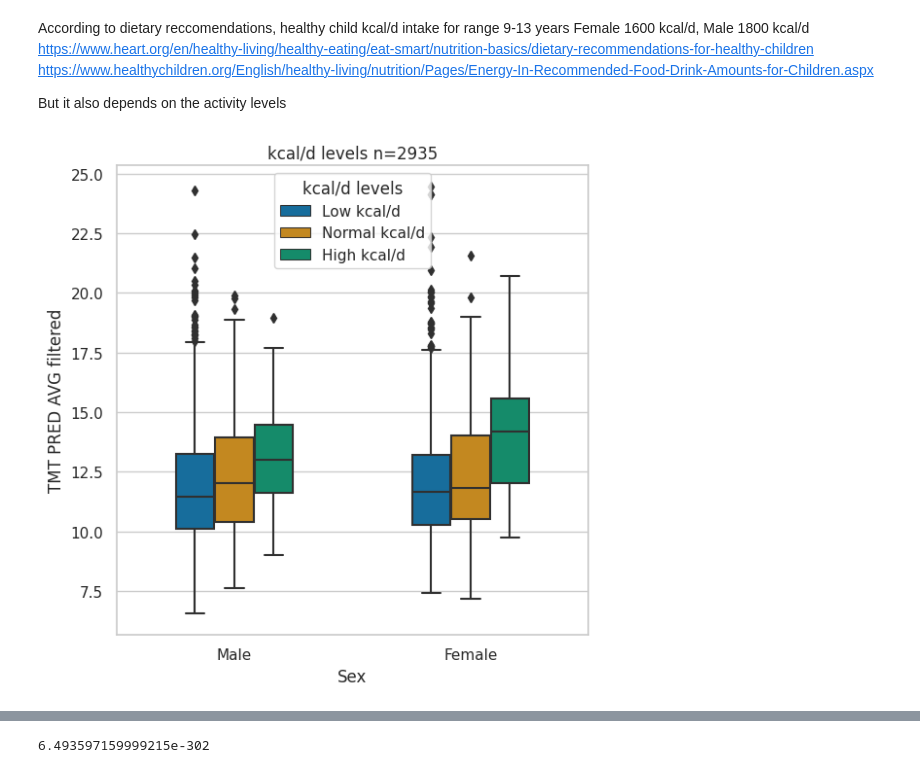
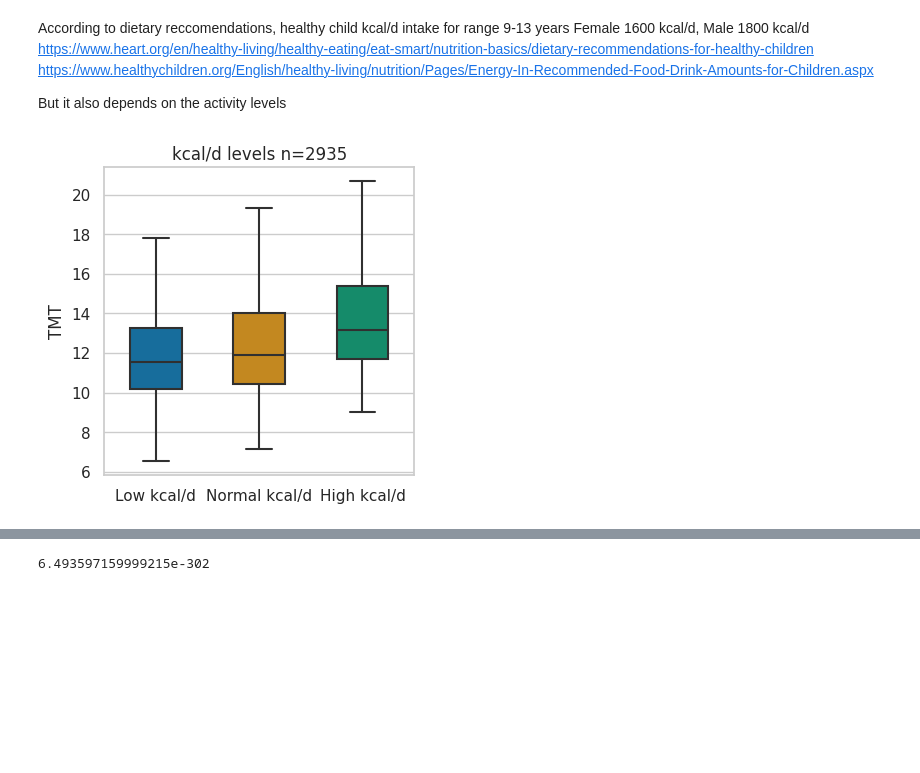
Before and after one commit to AIM-KannLab/itmt, a Jupyter notebook: ABCD-plots.ipynb, the cells around one changed output, grey strips where cells are left out. Saved outputs shown, nothing was run; the diff lists cells and outputs as text; code cells hidden in the pictures; blank space fills up the shorter version.

```diff
--- a/ABCD-plots.ipynb
+++ b/ABCD-plots.ipynb
@@ -927,10 +915,11 @@ df_ant_w_estimate
 # %%
 df_ant['TMT-BMI adj'] = df_ant["TMT PRED AVG filtered"]/df_ant['BMI']
-sns.set(rc={'figure.figsize':(16.7,6.27),'axes.facecolor':'white', 'figure.facecolor':'white'})
+sns.set(rc={'figure.figsize':(4,4),'axes.facecolor':'white', 'figure.facecolor':'white'})
 sns.set_style("whitegrid")
 
 #df_ant = df_ant[df_ant['TMT-BMI adj']<2.5]
 df_ant['Sex'] = df_ant['gender'].map({2:'Female',1:'Male'})
-sns.boxplot(x="Age", y="TMT-BMI adj",hue='Sex',showfliers=False,
+sns.boxplot(x="Sex", y="TMT-BMI adj",
+            showfliers=False,
             data=df_ant, palette="colorblind", width=0.5,).set_title("TMT BMI-adjusted n="+str(df_ant.shape[0]))
-#plt.savefig('data/abcd_plots/tmt-bmi.png', dpi=300)
+plt.savefig('data/abcd_plots/tmt-bmi-adj.png', dpi=300)
@@ -1065,12 +1001,0 @@ plt.savefig('data/abcd_plots/dt_steps_levels1.png', dpi=300)
-# %%
-
-sns.set(rc={'figure.figsize':(6.27,6.27),'axes.facecolor':'white', 'figure.facecolor':'white'})
-sns.set_style("whitegrid")
-
-sns.boxplot(x='Step levels',
-            y="TMT PRED AVG filtered",
-            #hue='Step levels',
-            showfliers = False,
-            order=['Low steps','Normal steps','High steps'],
-            data=df_step, palette="colorblind", width=0.5).set_title("Step levels n="+str(df_step.shape[0]))
-plt.savefig('data/abcd_plots/dt_steps_levels2.png', dpi=300)
@@ -1122,14 +1022,3 @@ df_cals = pd.read_csv("data/ABCD-studies/abcd_cals.csv", header=0)
-# %%
-mean_cal=str(round(df_cals['Dt_kcal'].mean(),2))
-df_cals["Above average Dt_kcal level, mean="+mean_cal+" kcal"] = df_cals['Dt_kcal']>=df_cals['Dt_kcal'].mean()
-
-sns.set(rc={'figure.figsize':(12.7,6.27),'axes.facecolor':'white', 'figure.facecolor':'white'})
-sns.set_style("whitegrid")
-
-sns.boxplot(x="Age", y="TMT PRED AVG filtered", hue="Above average Dt_kcal level, mean="+mean_cal+" kcal",
-            data=df_cals,
-            palette="colorblind", width=0.5).set_title("Child Dt_kcal level n="+str(df_cals.shape[0]))
-plt.savefig('data/abcd_plots/dt_kal.png', dpi=300)
 # %% [markdown]
 According to dietary reccomendations, healthy child kcal/d intake for range 9-13 years Female 1600 kcal/d, Male 1800 kcal/d https://www.heart.org/en/healthy-living/healthy-eating/eat-smart/nutrition-basics/dietary-recommendations-for-healthy-children
 https://www.healthychildren.org/English/healthy-living/nutrition/Pages/Energy-In-Recommended-Food-Drink-Amounts-for-Children.aspx
@@ -1148,36 +1037,39 @@ healthy_female_higher = 2200
 
 cals_list =[]
 for idx in range(0, df_cals.shape[0]):
     row = df_cals.iloc[idx]['Dt_kcal']
     gender = df_cals.iloc[idx]['Gender']
 
     if healthy_male_lower > row and gender==1:
         cals_list.append('Low kcal/d')
     elif healthy_male_lower < row < healthy_male_higher and gender==1:
         cals_list.append('Normal kcal/d')
     elif row > healthy_male_higher and gender==1:
         cals_list.append('High kcal/d')
 
     elif healthy_female_lower > row and gender==2:
         cals_list.append('Low kcal/d')
     elif healthy_female_lower < row < healthy_female_higher and gender==2:
         cals_list.append('Normal kcal/d')
     elif row > healthy_female_higher and gender==2:
         cals_list.append('High kcal/d')
 
     else:
         cals_list.append("No data")
 
 df_cals['kcal/d levels'] = cals_list
 
-sns.set(rc={'figure.figsize':(6.27,6.27),'axes.facecolor':'white', 'figure.facecolor':'white'})
+sns.set(rc={'figure.figsize':(4,4),'axes.facecolor':'white', 'figure.facecolor':'white'})
 sns.set_style("whitegrid")
 
-sns.boxplot(x="Sex",
+g=sns.boxplot(x='kcal/d levels',
             y="TMT PRED AVG filtered",
-            hue='kcal/d levels',
-            hue_order=['Low kcal/d','Normal kcal/d','High kcal/d'],
-            data=df_cals, palette="colorblind", width=0.5).set_title("kcal/d levels n="+str(df_cals.shape[0]))
+            #hue='kcal/d levels',
+            showfliers=False,
+            order=['Low kcal/d','Normal kcal/d','High kcal/d'],
+            data=df_cals, palette="colorblind", width=0.5)
+g.set(ylabel='TMT',xlabel="")
+g.set_title("kcal/d levels n="+str(df_cals.shape[0]))
 plt.savefig('data/abcd_plots/dt_cals_levels.png', dpi=300)
 # %% [output]
-[figure, old version]
+[figure, new version]
```
Also changed, not shown: parts of 112 cells of this notebook, 14 other files.
